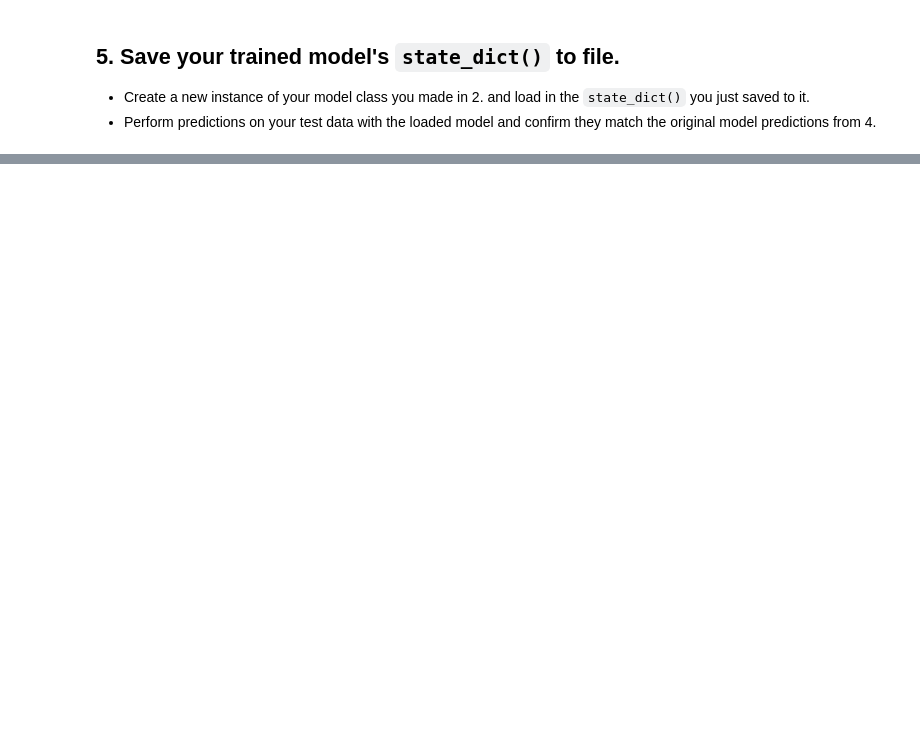
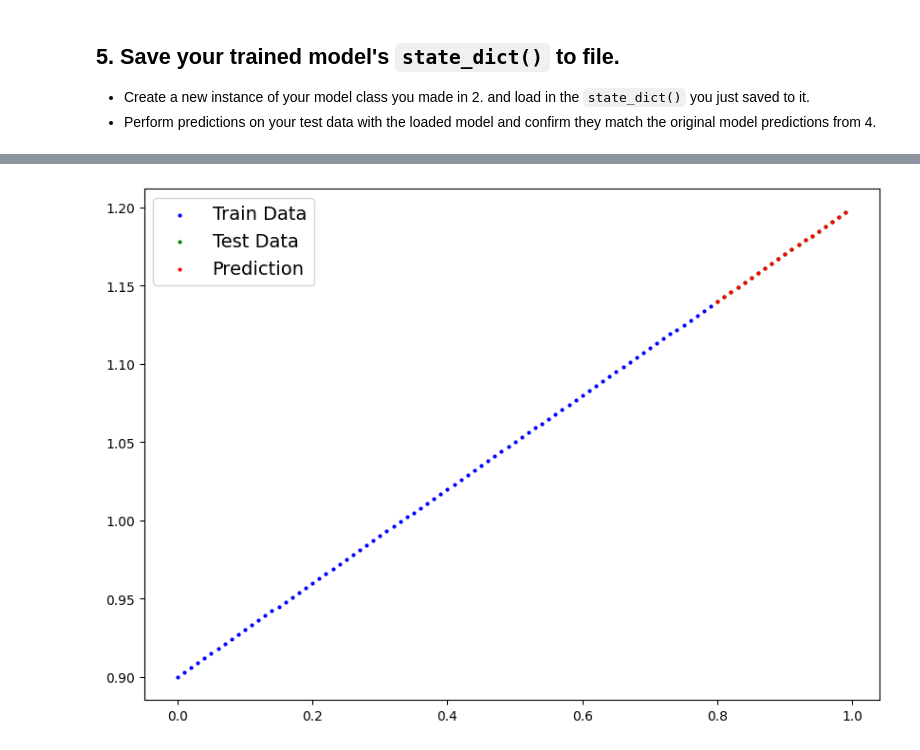
Before and after one commit to TheMShahid/00_PyTorch_Fundamentals_By_Muhammad_Shahid_Khan, a Jupyter notebook: extras/exercises/01_pytorch_workflow_exercises.ipynb, the cells around one changed output, grey strips where cells are left out. Cells and saved outputs as stored; diff of their text form; code cells hidden in the pictures; blank space fills up the shorter version.

```diff
--- a/extras/exercises/01_pytorch_workflow_exercises.ipynb
+++ b/extras/exercises/01_pytorch_workflow_exercises.ipynb
@@ -168,2 +330,6 @@ from pathlib import Path
 # %%
 # Make predictions with loaded model and compare them to the previous
+loaded_model_0.eval()
+with torch.inference_mode():
+  new_preds = loaded_model_0(X_test)
+new_preds
@@ -169,0 +357,4 @@ from pathlib import Path
+# %%
+plot_predictions(prediction=new_preds)
+# %% [output]
+[figure, added]
```
Also changed, not shown: parts of 24 cells of this notebook.
